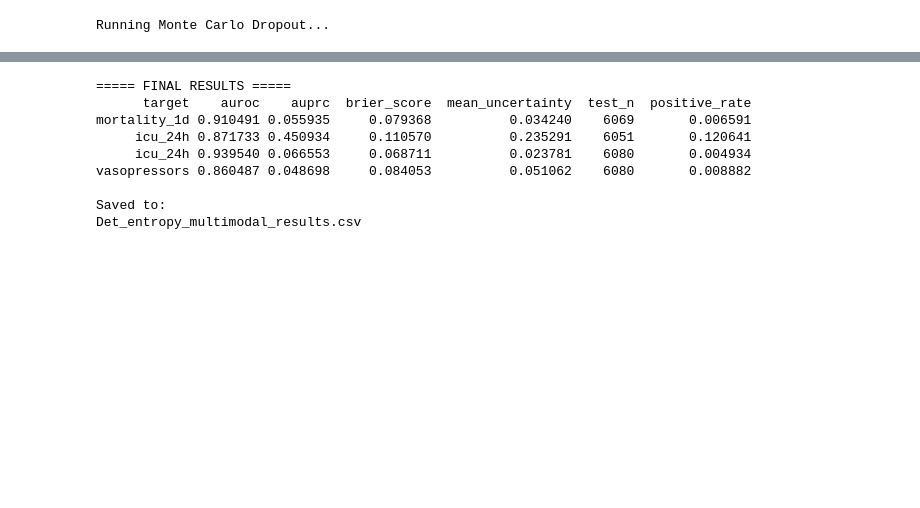
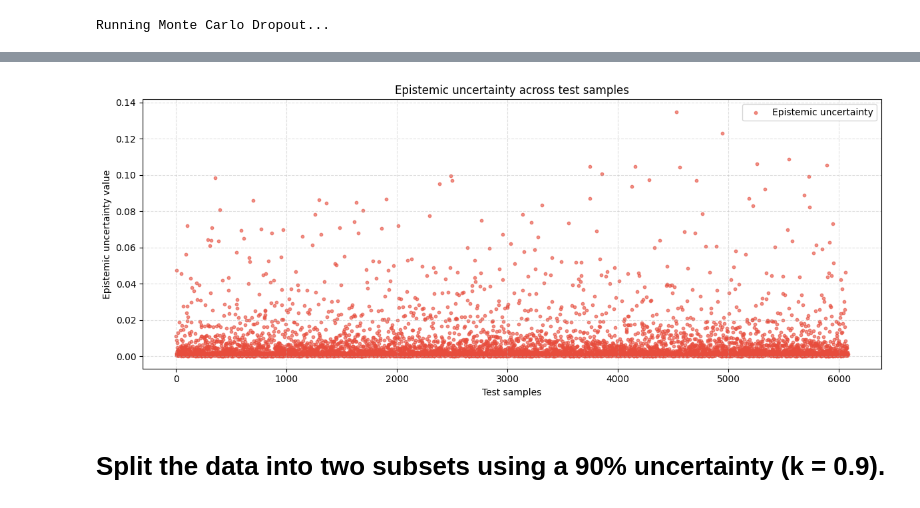
Before and after one commit to cookiehyun/Q-Model, a Jupyter notebook: Medical_DA_in_DL.ipynb, the cells around one changed output, grey strips where cells are left out. Cells and saved outputs as stored; diff of their text form; code cells hidden in the pictures; blank space fills up the shorter version.

Commit message:
Uncertainty threshold

```diff
--- a/Medical_DA_in_DL.ipynb
+++ b/Medical_DA_in_DL.ipynb
@@ -1040,23 +957,23 @@ for i, target_col in enumerate(target_cols):
-# %%
-# Final table
-# ============================================================
-
-results = pd.DataFrame(results_list)
-
-print("\n===== FINAL RESULTS =====")
-print(results.to_string(index=False))
-
-results.to_csv("Det_entropy_multimodal_results.csv", index=False)
-
-print("\nSaved to:")
-print("Det_entropy_multimodal_results.csv")
-# %% [output]
-===== FINAL RESULTS =====
-      target    auroc    auprc  brier_score  mean_uncertainty  test_n  positive_rate
-mortality_1d 0.910491 0.055935     0.079368          0.034240    6069       0.006591
-     icu_24h 0.871733 0.450934     0.110570          0.235291    6051       0.120641
-     icu_24h 0.939540 0.066553     0.068711          0.023781    6080       0.004934
-vasopressors 0.860487 0.048698     0.084053          0.051062    6080       0.008882
-
-Saved to:
-Det_entropy_multimodal_results.csv
+# %%
+x = np.arange(1, 6081)
+
+plt.figure(figsize=(12, 5))
+
+# Scatter plot for uncertainty
+plt.scatter(x, uncertainty,
+            s=10,
+            alpha=0.6,
+            color="#e74c3c",  # attractive red
+            label="Epistemic uncertainty")
+
+plt.xlabel("Test samples")
+plt.ylabel("Epistemic uncertainty value")
+plt.title("Epistemic uncertainty across test samples")
+plt.legend()
+plt.grid(True, linestyle="--", alpha=0.4)
+plt.tight_layout()
+plt.show()
+# %% [output]
+[figure, added]
+# %% [markdown]
+# Split the data into two subsets using a 90% uncertainty (k = 0.9).
```
Also changed, not shown: parts of 13 cells of this notebook, 2 other files.
